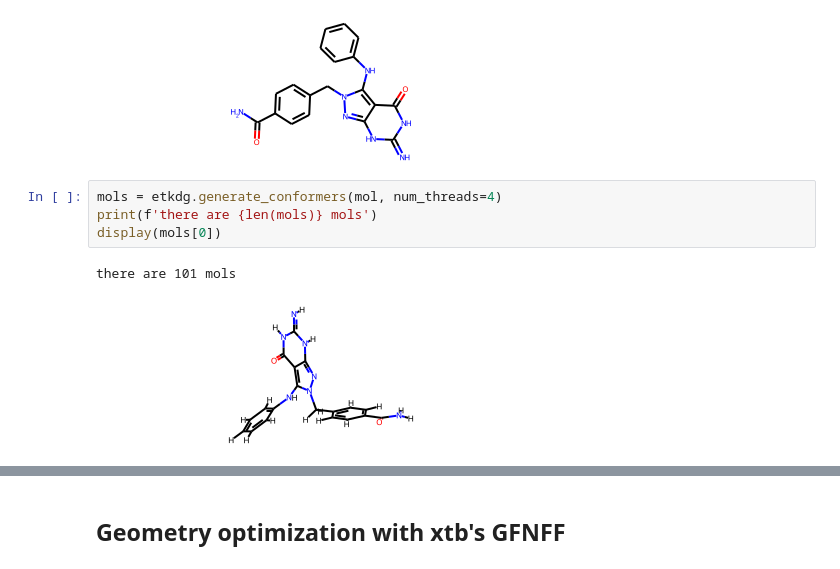
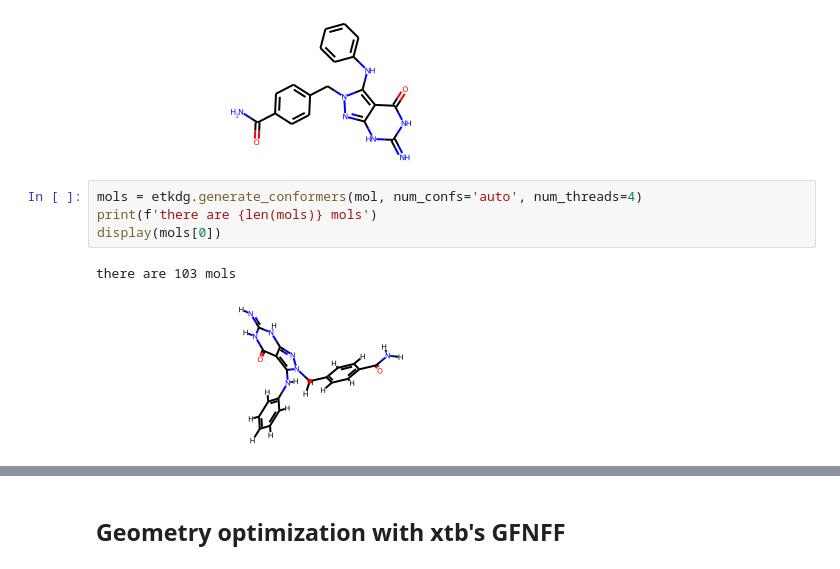
Before and after one commit to moleculeclub/molclub, a Jupyter notebook: notebooks/1-conformer_generation.ipynb, the cells around one changed output, grey strips where cells are left out. Drawn from its saved outputs; the diff is of its cells as text.

Commit message:
cool visuals!

```diff
--- a/notebooks/1-conformer_generation.ipynb
+++ b/notebooks/1-conformer_generation.ipynb
@@ -18,9 +18,9 @@ mol
 # %% [output]
 [figure]
 # %%
-mols = etkdg.generate_conformers(mol, num_threads=4)
+mols = etkdg.generate_conformers(mol, num_confs='auto', num_threads=4)
 print(f'there are {len(mols)} mols')
 display(mols[0])
 # %% [output]
-there are 101 mols
+there are 103 mols
-[figure, old version]
+[figure, new version]
```
Also changed, not shown: parts of 10 cells of this notebook, 3 other files.
